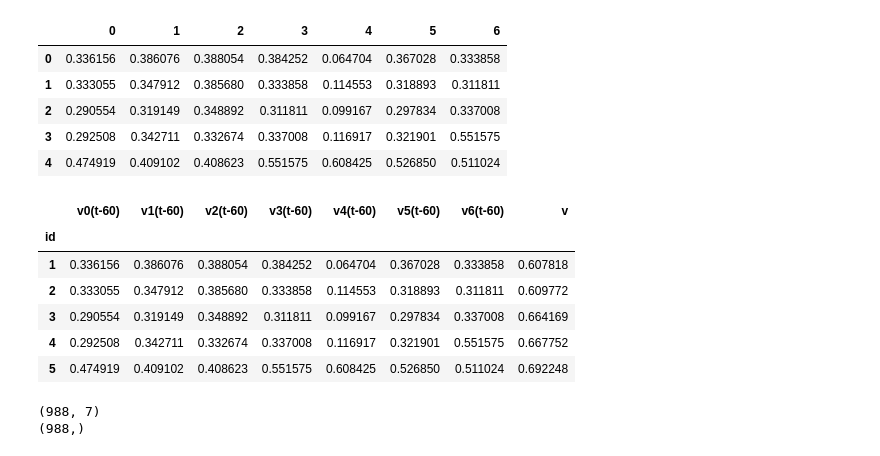
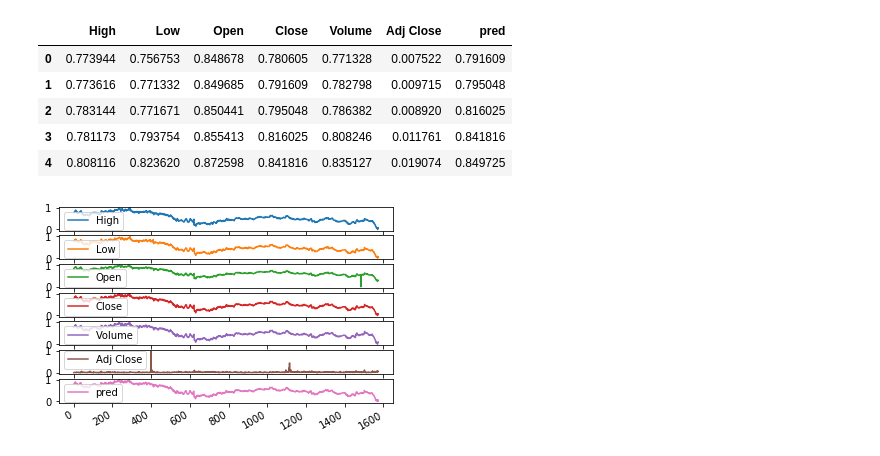
Before and after one commit to Jack-Wells/Stock-market-prediction-NLP-BERT, a Jupyter notebook: classical predictor.ipynb, the cells around one changed output. Saved outputs shown, nothing was run; the diff lists cells and outputs as text; code cells hidden in the pictures.

```diff
--- a/classical predictor.ipynb
+++ b/classical predictor.ipynb
@@ -32,10 +59,16 @@ for line in file:
 # %%
-df = pd.read_csv('csv/TSCO.L.csv')
+df = pd.read_csv('csv/RBS.L.csv')
+
 # Sort DataFrame by date
-#df = df.sort_values('Date')
+df = df.sort_values('Date')
+df.set_index('Date', inplace=True)
 
-df.set_index('Date', inplace=True)
-df.info()
+#Add a predicting column
+df['pred'] = df.Close.shift(-1)
+
+df = df.dropna()
 
 df.plot(subplots=True)
+
+df.head()
 # %% [output]
@@ -61,22 +83,26 @@ array([<matplotlib.axes._subplots.AxesSubplot object at 0x...>,
 # %%
-df['pred'] = df.Close.shift(-1)
-
-df = df.dropna()
-df.describe()
+#Scale the data frame
 
 values = df.values
 values = values.astype('float32')
 
 
 from sklearn.preprocessing import MinMaxScaler
 scaler = MinMaxScaler(feature_range=(0,1))
+
 scaled = scaler.fit_transform(values)
+
 scaled = pd.DataFrame(scaled)
+
+scaled.columns = ["High", "Low", "Open", "Close",'Volume','Adj Close','pred']
+
+scaled.plot(subplots=True)
 scaled.head()
 # %% [output]
-|  | 0 | 1 | 2 | 3 | 4 | 5 | 6 |
-| 0 | 0.336156 | 0.386076 | 0.388054 | 0.384252 | 0.064704 | 0.367028 | 0.333858 |
-| 1 | 0.333055 | 0.347912 | 0.385680 | 0.333858 | 0.114553 | 0.318893 | 0.311811 |
-| 2 | 0.290554 | 0.319149 | 0.348892 | 0.311811 | 0.099167 | 0.297834 | 0.337008 |
-| 3 | 0.292508 | 0.342711 | 0.332674 | 0.337008 | 0.116917 | 0.321901 | 0.551575 |
-| 4 | 0.474919 | 0.409102 | 0.408623 | 0.551575 | 0.608425 | 0.526850 | 0.511024 |
+|  | High | Low | Open | Close | Volume | Adj Close | pred |
+| 0 | 0.773944 | 0.756753 | 0.848678 | 0.780605 | 0.771328 | 0.007522 | 0.791609 |
+| 1 | 0.773616 | 0.771332 | 0.849685 | 0.791609 | 0.782798 | 0.009715 | 0.795048 |
+| 2 | 0.783144 | 0.771671 | 0.850441 | 0.795048 | 0.786382 | 0.008920 | 0.816025 |
+| 3 | 0.781173 | 0.793754 | 0.855413 | 0.816025 | 0.808246 | 0.011761 | 0.841816 |
+| 4 | 0.808116 | 0.823620 | 0.872598 | 0.841816 | 0.835127 | 0.019074 | 0.849725 |
+[figure, added]
@@ -100,36 +108,0 @@ def ts(new_data, look_back = 60, pred_col = 1):
-# %%
-
-arr_df = ts(scaled,25,0)
-
-arr_df.fillna(0, inplace=True)
-
-arr_df.columns = ['v0(t-60)','v1(t-60)', 'v2(t-60)', 'v3(t-60)',
-                  'v4(t-60)', 'v5(t-60)', 'v6(t-60)', 'v']
-
- #   df['%change1'] = df['Adj Close'].pct_change(periods=1)*100
-  #  df['%change2'] = df['Adj Close'].pct_change(periods=2)*100
-
-arr_df.head()
-# %% [output]
-|  | v0(t-60) | v1(t-60) | v2(t-60) | v3(t-60) | v4(t-60) | v5(t-60) | v6(t-60) | v |
-| id |  |  |  |  |  |  |  |  |
-| 1 | 0.336156 | 0.386076 | 0.388054 | 0.384252 | 0.064704 | 0.367028 | 0.333858 | 0.607818 |
-| 2 | 0.333055 | 0.347912 | 0.385680 | 0.333858 | 0.114553 | 0.318893 | 0.311811 | 0.609772 |
-| 3 | 0.290554 | 0.319149 | 0.348892 | 0.311811 | 0.099167 | 0.297834 | 0.337008 | 0.664169 |
-| 4 | 0.292508 | 0.342711 | 0.332674 | 0.337008 | 0.116917 | 0.321901 | 0.551575 | 0.667752 |
-| 5 | 0.474919 | 0.409102 | 0.408623 | 0.551575 | 0.608425 | 0.526850 | 0.511024 | 0.692248 |
-# %%
-from sklearn.model_selection import train_test_split
-
-x=np.array(arr_df.drop(['v'],1))
-y=np.array(arr_df['v'])
-
-
-x_train, x_test, y_train, y_test = train_test_split(x,y,test_size=0.2)
-
-
-print(x_train.shape)
-print(y_train.shape)
-# %% [output]
-(988, 7)
-(988,)
```
Also changed, not shown: parts of 25 cells of this notebook, 8 other files.
